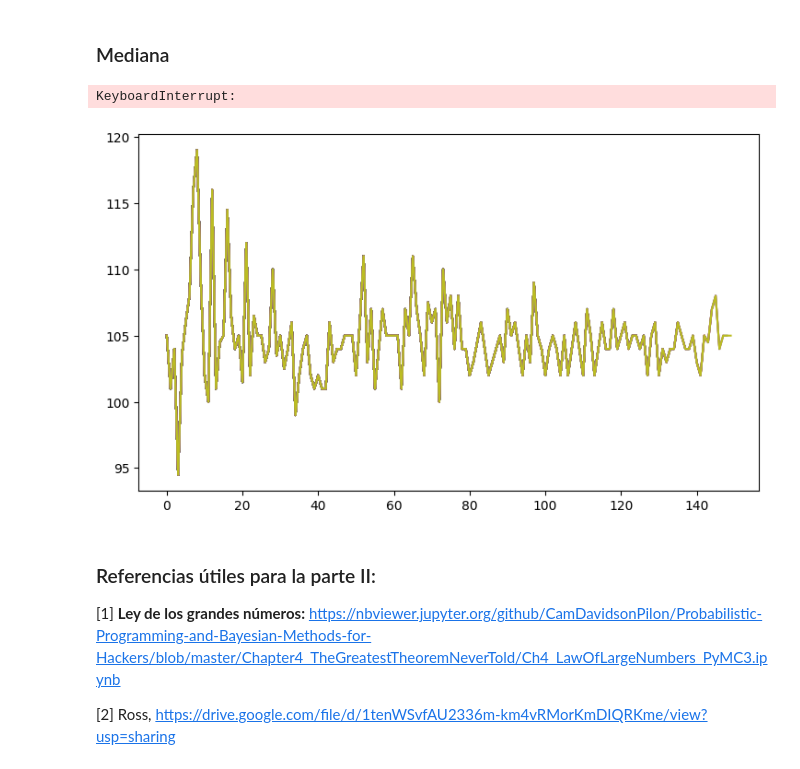
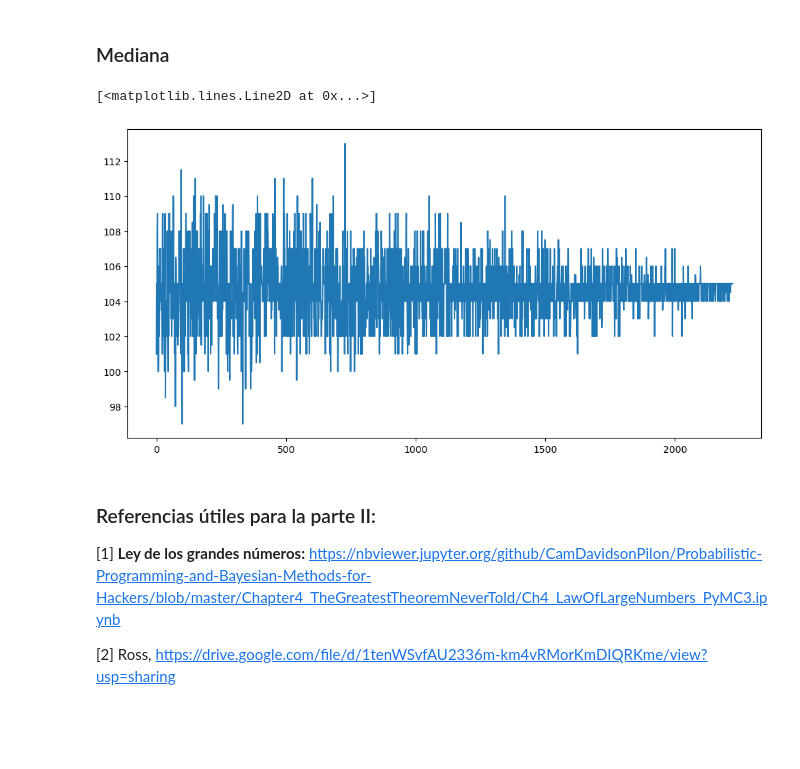
Before and after one commit to dmoram/Laboratorios_Simulacion, a Jupyter notebook: Proyecto/ProyectoUnidad1.ipynb, the cells around one changed output. Drawn from its saved outputs; the diff is of its cells as text; code cells hidden in the pictures; blank space fills up the shorter version.

```diff
--- a/Proyecto/ProyectoUnidad1.ipynb
+++ b/Proyecto/ProyectoUnidad1.ipynb
@@ -682,45 +632,20 @@ KeyboardInterrupt:
 # %% [markdown]
 ### Mediana
-# %%
-#Valor inicial
-N = 1000
-tol = 1e-3
-stop = False
-idx = 0
-
-# Dentro del bucle se irá aumentando el valor de N, partimos con el valor mínimo
-
-fig, axs = plt.subplots(1, 1, figsize=(8,5))
-fig.tight_layout(pad=3.0)
-
-median_arr, var_arr = [], []
-
-subdata2 = data.sample(n=N)
-median = stats.median(subdata2['Nuevo Confirmado'])
-median_arr.append(median)
-
-while not(stop):
-    subdata2 = data.sample(n=N, replace=True)
-    median = stats.median(subdata2['Nuevo Confirmado'])
-    median_arr.append(median)
-    axs.plot(median_arr)
-    display.display(plt.gcf())
-    display.clear_output(wait=True)
-    time.sleep(0.001)
-    N += 100
-
-    var = stats.variance(median_arr)
-    var_arr.append(var)
-
-
-    if(idx > 1):
-
-        if((abs(var_arr[idx] - var_arr[idx-1]) < tol) and (abs(var_arr[idx-1] - var_arr[idx-2]) < tol)):
-            stop = True
-    idx+=1
-# %% [output]
-KeyboardInterrupt:
-[figure, removed]
+# %%
+N = random.randint(1, len(data)-1)
+muestra = data.sample(n=N)
+meds = []
+sdevs.append(stats.median(muestra['Nuevo Confirmado']))
+while(N < len(data)):
+    N+=1
+    muestra = data.sample(n=N)
+    meds.append(stats.median(muestra['Nuevo Confirmado']))
+# %%
+fig, ax = plt.subplots(figsize=(12,6))
+ax.plot(meds)
+# %% [output]
+[<matplotlib.lines.Line2D at 0x...>]
+[figure, added]
 # %% [markdown]
 ### Referencias útiles para la parte II:
 
```
Also changed, not shown: parts of 6 cells of this notebook.
